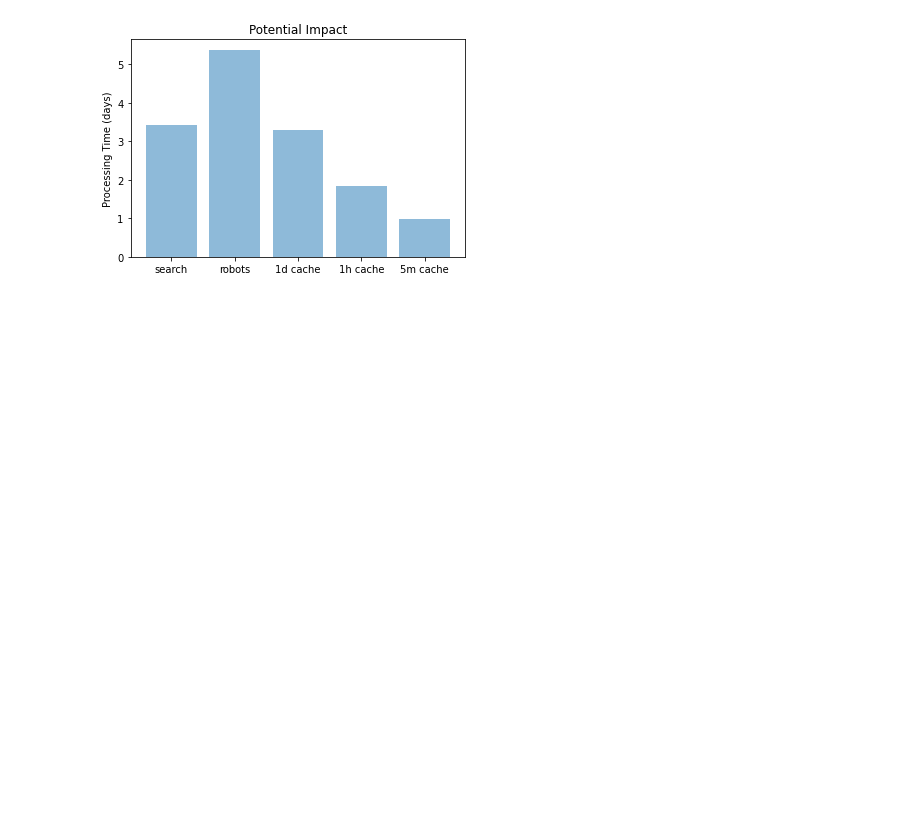
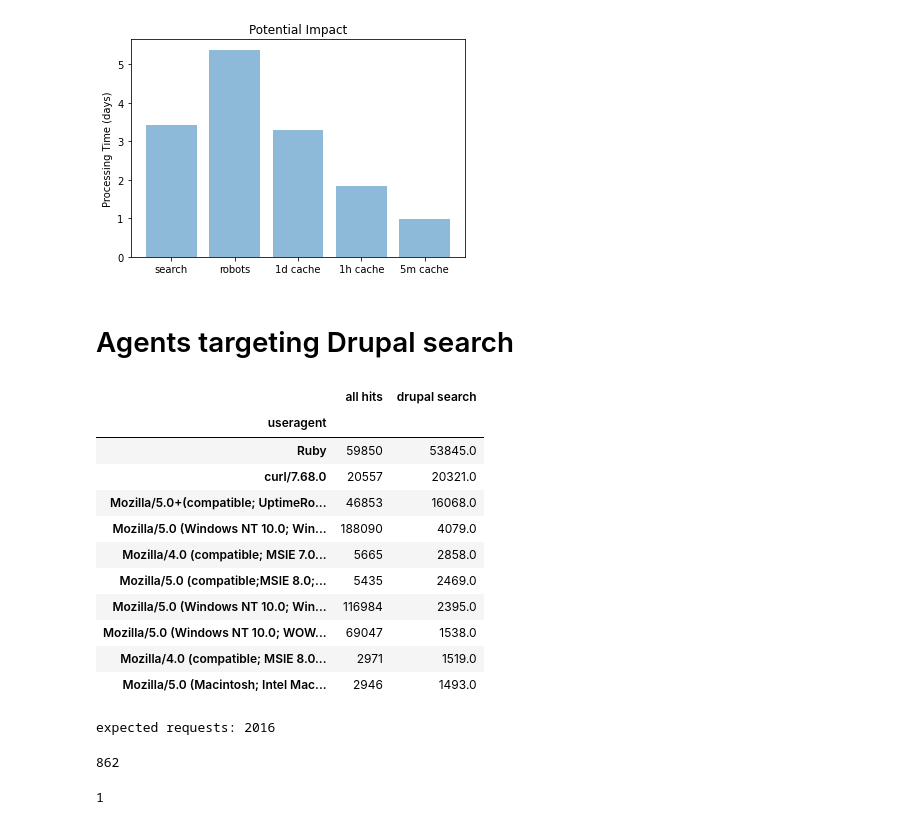
Before and after one commit to wardi/issue, a Jupyter notebook: analysis4.ipynb, the cells around one changed output. Cells and saved outputs as stored; diff of their text form; code cells hidden in the pictures; blank space fills up the shorter version.

Commit message:
drupal search

```diff
--- a/analysis4.ipynb
+++ b/analysis4.ipynb
@@ -292,3 +291,44 @@ plt.title('Potential Impact')
 plt.show()
 # %% [output]
 [figure]
+# %% [markdown]
+# Agents targeting Drupal search
+# %%
+agents = df[['useragent']].copy()
+agents['/search/'] = df['request'].str.contains('/search/')
+agents = agents.groupby(['useragent']).agg(['count','sum'])
+agents.columns = agents.columns.map('_'.join)
+agents.sort_values('/search/_sum', ascending=False).rename(
+    columns={'/search/_count': 'all hits', '/search/_sum': 'drupal search'})[:10]
+# %% [output]
+|  | all hits | drupal search |
+| useragent |  |  |
+| Ruby | 59850 | 53845.0 |
+| curl/7.68.0 | 20557 | 20321.0 |
+| Mozilla/5.0+(compatible; UptimeRo... | 46853 | 16068.0 |
+| Mozilla/5.0 (Windows NT 10.0; Win... | 188090 | 4079.0 |
+| Mozilla/4.0 (compatible; MSIE 7.0... | 5665 | 2858.0 |
+| Mozilla/5.0 (compatible;MSIE 8.0;... | 5435 | 2469.0 |
+| Mozilla/5.0 (Windows NT 10.0; Win... | 116984 | 2395.0 |
+| Mozilla/5.0 (Windows NT 10.0; WOW... | 69047 | 1538.0 |
+| Mozilla/4.0 (compatible; MSIE 8.0... | 2971 | 1519.0 |
+| Mozilla/5.0 (Macintosh; Intel Mac... | 2946 | 1493.0 |
+# %%
+# uptimerobot should only show 1 hit every 5 minutes
+print("expected requests: %d" % (7 * 24 * 60 / 5))
+# %% [output]
+expected requests: 2016
+# %%
+ruby = df[(df['useragent'] == 'Ruby') & df['request'].str.contains('/search/')].copy()
+ruby['ip'] = ruby['source'].str.extract(r'(.+):')
+len(ruby[['ip', 'useragent']].groupby('ip').count())
+# spread across IP addresses with even multiples of 54 requests from each (not shown)
+# %% [output]
+862
+# %%
+curl = df[(df['useragent'] == 'curl/7.68.0') & df['request'].str.contains('/search/')].copy()
+curl['ip'] = curl['source'].str.extract(r'(.+):')
+len(curl[['ip', 'useragent']].groupby('ip').count())
+# all 20321 requests are from a single Videotron residential IP address (not shown)
+# %% [output]
+1
```
Also changed, not shown: parts of 1 cell of this notebook.
